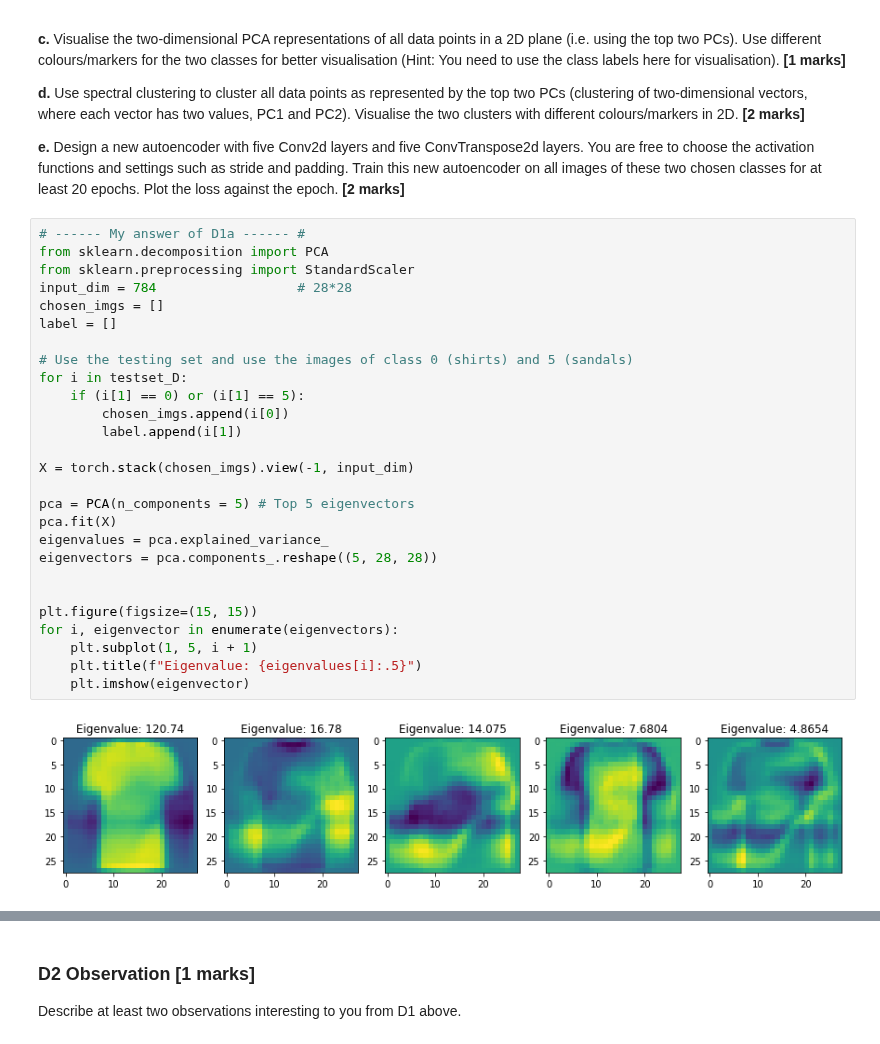
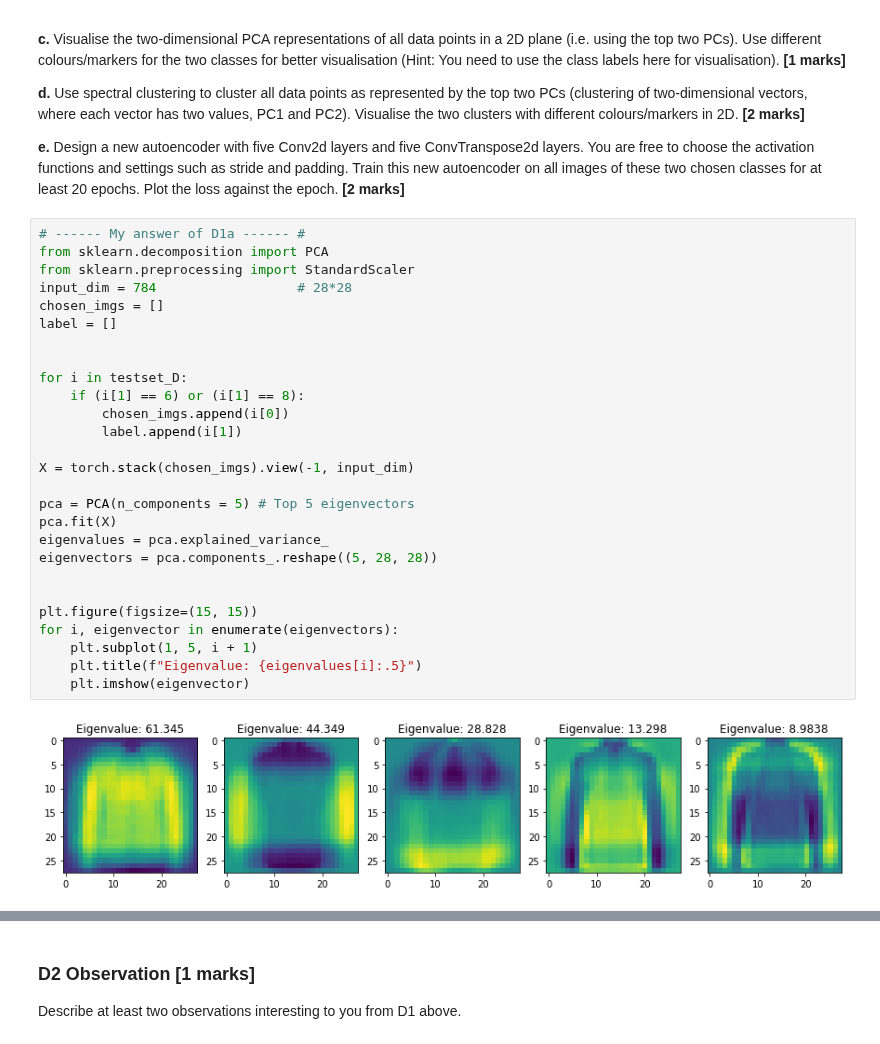
Before and after one commit to wwyqianqian/COMP6509, a Jupyter notebook: assignment/COM4509-6509_Assignment_Part2.ipynb, the cells around one changed output, grey strips where cells are left out. Saved outputs shown, nothing was run; the diff lists cells and outputs as text.

```diff
--- a/assignment/COM4509-6509_Assignment_Part2.ipynb
+++ b/assignment/COM4509-6509_Assignment_Part2.ipynb
@@ -1000,31 +1000,31 @@ Test set size: 10000
 # %%
 # ------ My answer of D1a ------ #
 from sklearn.decomposition import PCA
 from sklearn.preprocessing import StandardScaler
 input_dim = 784                  # 28*28
 chosen_imgs = []
 label = []
 
-# Use the testing set and use the images of class 0 (shirts) and 5 (sandals)
+
 for i in testset_D:
-    if (i[1] == 0) or (i[1] == 5):
+    if (i[1] == 6) or (i[1] == 8):
         chosen_imgs.append(i[0])
         label.append(i[1])
 
 X = torch.stack(chosen_imgs).view(-1, input_dim)
 
 pca = PCA(n_components = 5) # Top 5 eigenvectors
 pca.fit(X)
 eigenvalues = pca.explained_variance_
 eigenvectors = pca.components_.reshape((5, 28, 28))
 
 
 plt.figure(figsize=(15, 15))
 for i, eigenvector in enumerate(eigenvectors):
     plt.subplot(1, 5, i + 1)
     plt.title(f"Eigenvalue: {eigenvalues[i]:.5}")
     plt.imshow(eigenvector)
 # %% [output]
-[figure, old version]
+[figure, new version]
 # %%
 # ------ My answer of D1b ------ #
```
Also changed, not shown: parts of 43 cells of this notebook.
